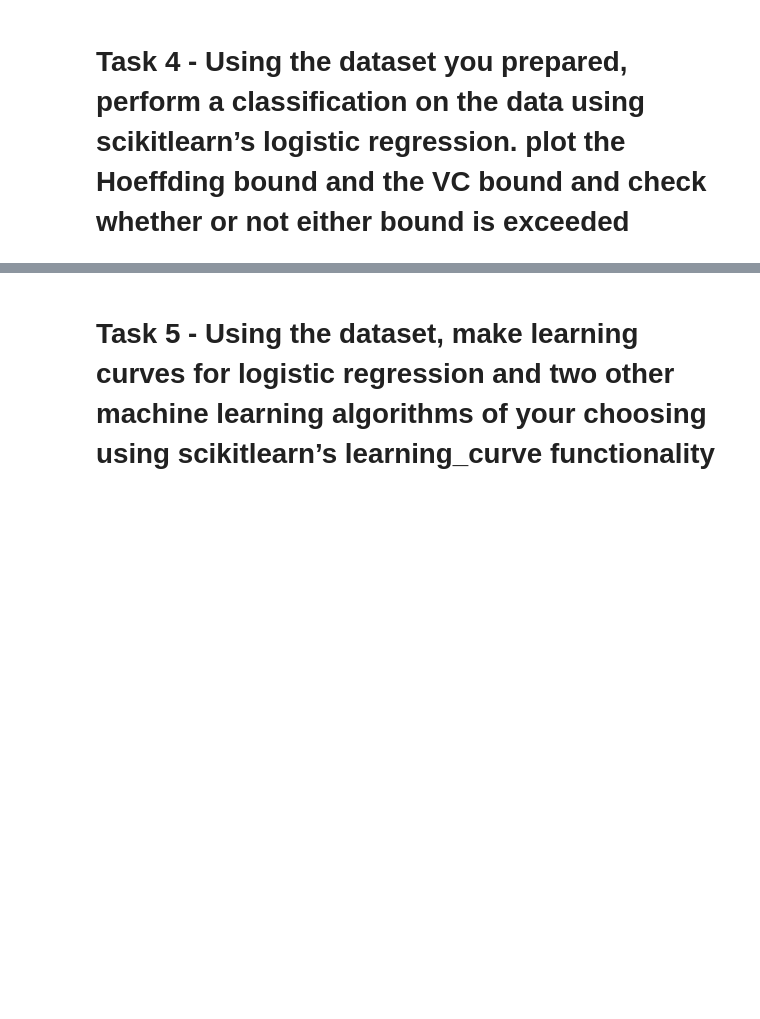
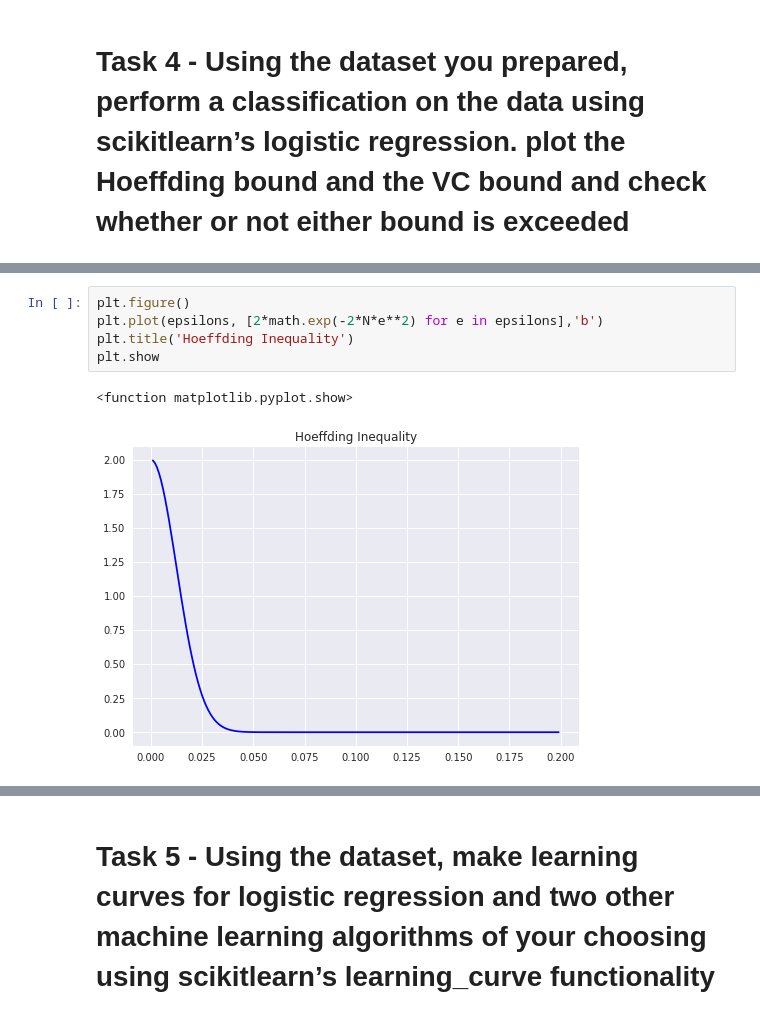
Before and after one commit to vipulpopat/MSCAI_Sem1_Etivity2, a Jupyter notebook: Etivity2_18263003.ipynb, the cells around one changed output, grey strips where cells are left out. Saved outputs shown, nothing was run; the diff lists cells and outputs as text; blank space fills up the shorter version.

```diff
--- a/Etivity2_18263003.ipynb
+++ b/Etivity2_18263003.ipynb
@@ -337,0 +442,8 @@ df['agevsbalance_ratio_log'].hist(bins=20)
+# %%
+plt.figure()
+plt.plot(epsilons, [2*math.exp(-2*N*e**2) for e in epsilons],'b')
+plt.title('Hoeffding Inequality')
+plt.show
+# %% [output]
+<function matplotlib.pyplot.show>
+[figure, added]
```
Also changed, not shown: parts of 31 cells of this notebook.
